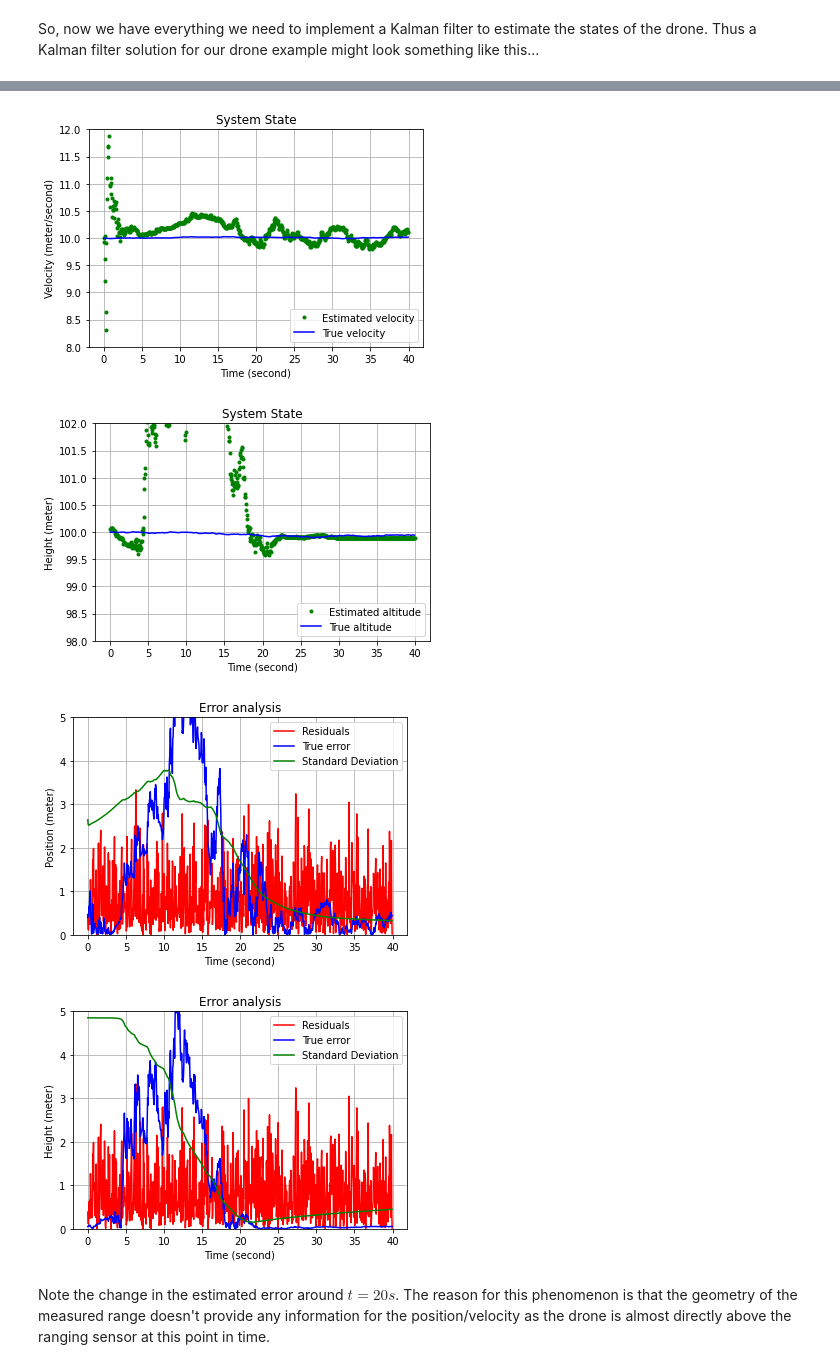
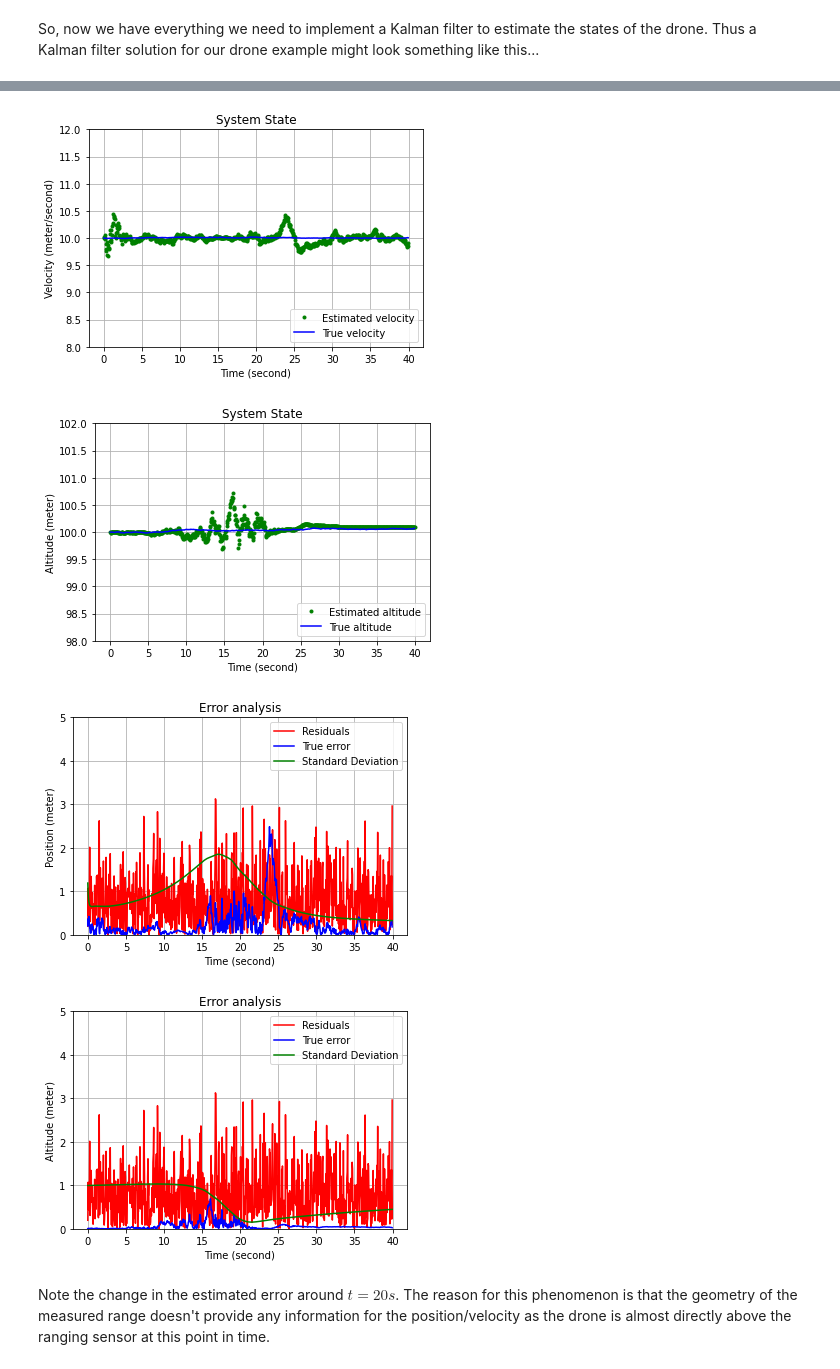
Before and after one commit to jggjevestad/AppliedSensorFusion, a Jupyter notebook: AppliedSensorFusion/_build/jupyter_execute/05-Kalman Filter.ipynb, the cells around one changed output, grey strips where cells are left out. Saved outputs shown, nothing was run; the diff lists cells and outputs as text; code cells hidden in the pictures.

```diff
--- a/AppliedSensorFusion/_build/jupyter_execute/05-Kalman Filter.ipynb
+++ b/AppliedSensorFusion/_build/jupyter_execute/05-Kalman Filter.ipynb
@@ -1166,7 +1166,7 @@ x = array([[-200],  # position [meter]
 xt = x
 
 # Inital state covariance matrix
-P = diag([10**2, 5**2, 5**2])
+P = diag([5**2, 1**2, 1**2])
 
 # Numerical evaluation (van Loan)
 [phi, Q] = numeval(F, G, dt)
@@ -1297,7 +1297,7 @@ plt.plot(time, hgt_est, 'g.', label='Estimated altitude')
 plt.plot(time, hgt_true, 'b', label='True altitude')
 plt.title('System State')
 plt.xlabel('Time (second)')
-plt.ylabel('Height (meter)')
+plt.ylabel('Altitude (meter)')
 plt.ylim(98, 102)
 plt.legend(loc='lower right')
 plt.grid(True, which='both')
@@ -1321,7 +1321,7 @@ plt.plot(time, hgt_err, 'b', label='True error')
 plt.plot(time, hgt_std, 'g', label='Standard Deviation')
 plt.title('Error analysis')
 plt.xlabel('Time (second)')
-plt.ylabel('Height (meter)')
+plt.ylabel('Altitude (meter)')
 plt.ylim(0, 5)
 plt.legend(loc='upper right')
 plt.grid(True, which='both')
@@ -1332,7 +1332,7 @@ plt.show()
-[figure, old version]
+[figure, new version]
-[figure, old version]
+[figure, new version]
-[figure, old version]
+[figure, new version]
-[figure, old version]
+[figure, new version]
 # %% [markdown]
 Note the change in the estimated error around $t=20s$. The reason for this phenomenon is that the geometry of the measured range doesn't provide any information for the position/velocity as the drone is almost directly above the ranging sensor at this point in time.
 # %% [markdown]
```
Also changed, not shown: parts of 4 cells of this notebook, 24 other files.
